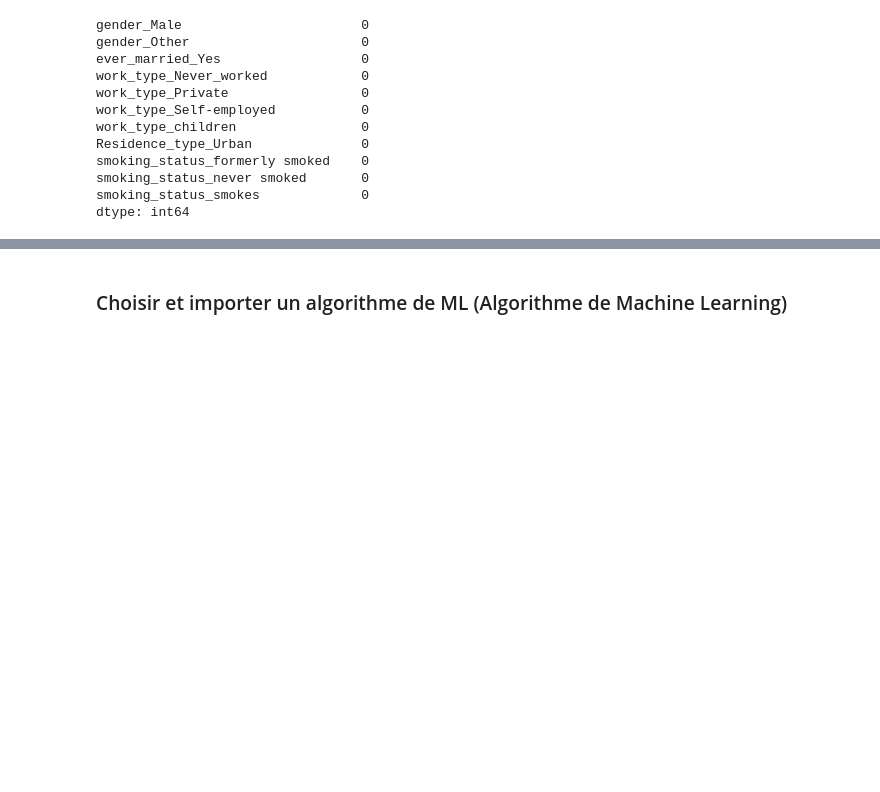
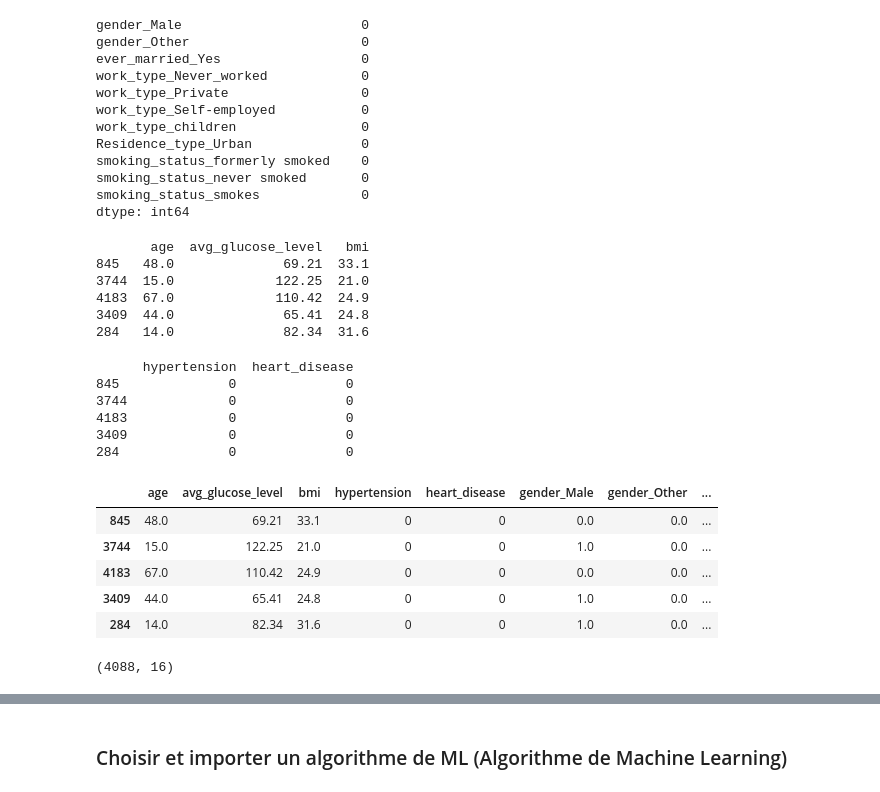
Before and after one commit to Audrey-Djomi/Pr-diction-du-risque-d-AVC-par-Machine-Learning, a Jupyter notebook: notebooks/02_data_preprocessing.ipynb, the cells around one changed output, grey strips where cells are left out. Drawn from its saved outputs; the diff is of its cells as text; code cells hidden in the pictures; blank space fills up the shorter version.

```diff
--- a/notebooks/02_data_preprocessing.ipynb
+++ b/notebooks/02_data_preprocessing.ipynb
@@ -299,3 +299,20 @@ smoking_status_formerly smoked    0
 smoking_status_never smoked       0
 smoking_status_smokes             0
 dtype: int64
+# %%
+# Nous allons récupérer nos variables numériques préalablement identifiées
+# jeu d'entrainement
+X_train_num = X_train[num_features]
+# jeu de test
+
+X_test_num = X_test[num_features]
+# %%
+# vérifions
+print(X_train_num.head())
+# %% [output]
+       age  avg_glucose_level   bmi
+845   48.0              69.21  33.1
+3744  15.0             122.25  21.0
+4183  67.0             110.42  24.9
+3409  44.0              65.41  24.8
+284   14.0              82.34  31.6
@@ -301,0 +325,32 @@ dtype: int64
+# %%
+# vérifions
+print(X_train_bin.head())
+# %% [output]
+      hypertension  heart_disease
+845              0              0
+3744             0              0
+4183             0              0
+3409             0              0
+284              0              0
+# %%
+# Nous allons fusionner nos différentes tables du jeu d'entrainement par concaténation
+X_train_final = pd.concat(
+                [
+                    X_train_num,
+                    X_train_bin,
+                    X_train_encoded
+                ], axis=1
+                )
+X_train_final.head()
+# %% [output]
+|  | age | avg_glucose_level | bmi | hypertension | heart_disease | gender_Male | gender_Other | ... |
+| 845 | 48.0 | 69.21 | 33.1 | 0 | 0 | 0.0 | 0.0 | ... |
+| 3744 | 15.0 | 122.25 | 21.0 | 0 | 0 | 1.0 | 0.0 | ... |
+| 4183 | 67.0 | 110.42 | 24.9 | 0 | 0 | 0.0 | 0.0 | ... |
+| 3409 | 44.0 | 65.41 | 24.8 | 0 | 0 | 1.0 | 0.0 | ... |
+| 284 | 14.0 | 82.34 | 31.6 | 0 | 0 | 1.0 | 0.0 | ... |
+# %%
+# vérifions
+print(X_train_final.shape)
+# %% [output]
+(4088, 16)
```
Also changed, not shown: parts of 11 cells of this notebook, 1 other file.
